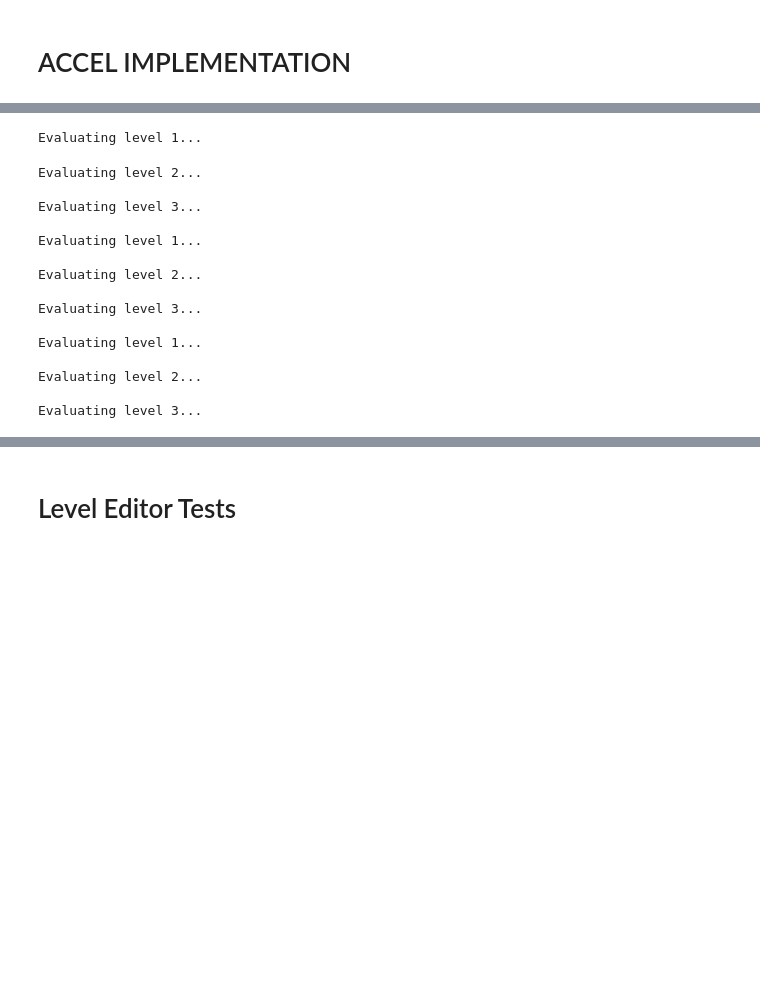
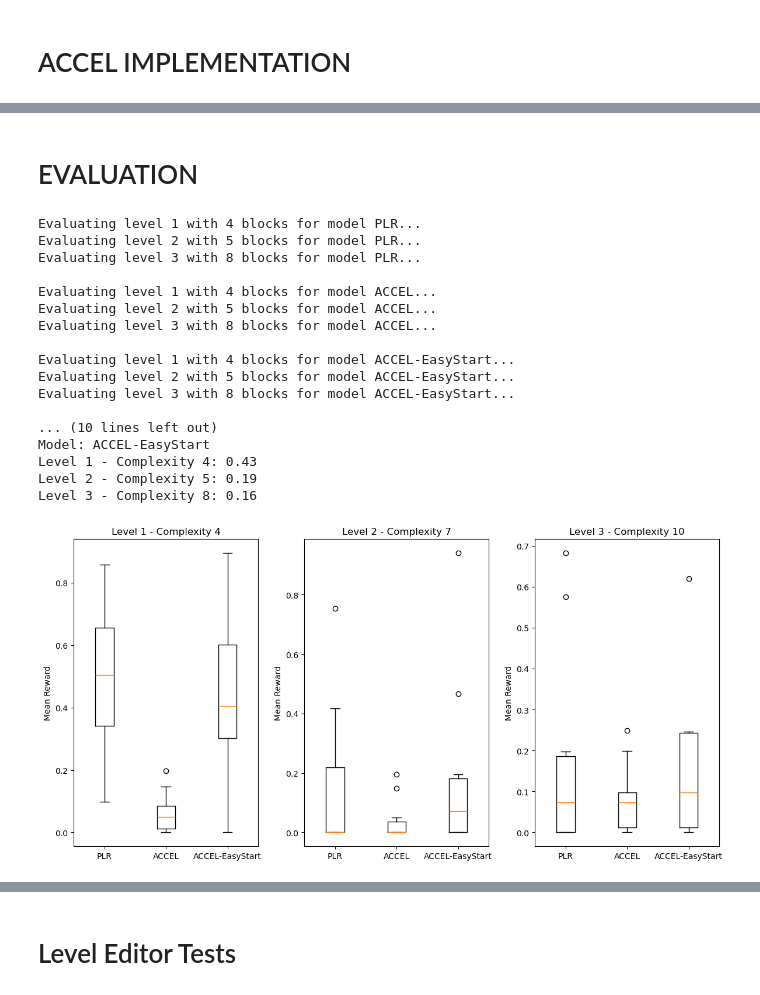
Before and after one commit to noostale/accel-adaptive-rl-env-curricula, a Jupyter notebook: accel.ipynb, the cells around one changed output, grey strips where cells are left out. Drawn from its saved outputs; the diff is of its cells as text; code cells hidden in the pictures; blank space fills up the shorter version.

```diff
--- a/accel.ipynb
+++ b/accel.ipynb
@@ -427,42 +464,65 @@ Top-5 hardest levels (config, regret):
+# %% [markdown]
+# EVALUATION
 # %%
-model_plr = model_plr_edit = model_accel = model
-models = {'PLR': model_plr, 'PLR-Edit': model_plr_edit, 'ACCEL': model_accel}
-
-# Generate 3 levels with increasing complexity, for each level generate 10 configs
+difficulties = 3
+# Generate n levels with increasing complexity, for each level generate 10 configs
 levels = []
-for i in range(3):
+for i in range(difficulties):
     level = []
     for _ in range(10):
-        cfg = random_config(config["grid_size"], max_blocks=4 + i*3)
+        cfg = random_config(config["grid_size"], num_blocks=4 + i*i)
+        #print_level_from_config(cfg)
         level.append(cfg)
     levels.append(level)
 
 # Evaluate the model on the generated levels
 results = {}
 for model_name, model in models.items():
     results[model_name] = []
     for i, level in enumerate(levels):
-        print(f"\nEvaluating level {i + 1}...")
+        print(f"Evaluating level {i + 1} with {4 + i*i} blocks for model {model_name}...")
         r = []
         for j, cfg in enumerate(level):
-            env = MyCustomGrid(cfg)
-            mean_reward, _ = evaluate_policy(model, env, n_eval_episodes=10, deterministic=True)
+            # Create vectorized environment
+            env = create_vectorized_env(cfg, n_envs=8)
+            mean_reward, _ = evaluate_policy(model, env, n_eval_episodes=20, deterministic=True)
             r.append(mean_reward)
         results[model_name].append(r)
+    print()
+
+# Print mean rewards for each level
+for model_name in models.keys():
+    print(f"Model: {model_name}")
+    for i, level in enumerate(levels):
+        print(f"Level {i + 1} - Complexity {4 + i*i}: {np.mean(results[model_name][i]):.2f}")
+    print()
+
+# Boxplot of results, a plot for each level complexity comparing models
+plt.figure(figsize=(12, 6))
+for i, level in enumerate(levels):
+    plt.subplot(1, difficulties, i + 1)
+    plt.boxplot([results[model_name][i] for model_name in models.keys()])
+    plt.xticks([1, 2, 3], [model_name for model_name in models.keys()])
+    plt.title(f"Level {i + 1} - Complexity {4 + i*3}")
+    plt.ylabel("Mean Reward")
+plt.tight_layout()
+plt.show()
 # %% [output]
-Evaluating level 1...
+Evaluating level 1 with 4 blocks for model PLR...
+Evaluating level 2 with 5 blocks for model PLR...
+Evaluating level 3 with 8 blocks for model PLR...
+
+Evaluating level 1 with 4 blocks for model ACCEL...
+Evaluating level 2 with 5 blocks for model ACCEL...
+Evaluating level 3 with 8 blocks for model ACCEL...
+
+Evaluating level 1 with 4 blocks for model ACCEL-EasyStart...
+Evaluating level 2 with 5 blocks for model ACCEL-EasyStart...
+Evaluating level 3 with 8 blocks for model ACCEL-EasyStart...
+
+... (10 lines left out)
+Model: ACCEL-EasyStart
+Level 1 - Complexity 4: 0.43
+Level 2 - Complexity 5: 0.19
+Level 3 - Complexity 8: 0.16
-Evaluating level 2...
-
-Evaluating level 3...
-
-Evaluating level 1...
-
-Evaluating level 2...
-
-Evaluating level 3...
-
-Evaluating level 1...
-
-Evaluating level 2...
-
-Evaluating level 3...
+[figure, added]
```
Also changed, not shown: parts of 16 cells of this notebook, 2 other files.
